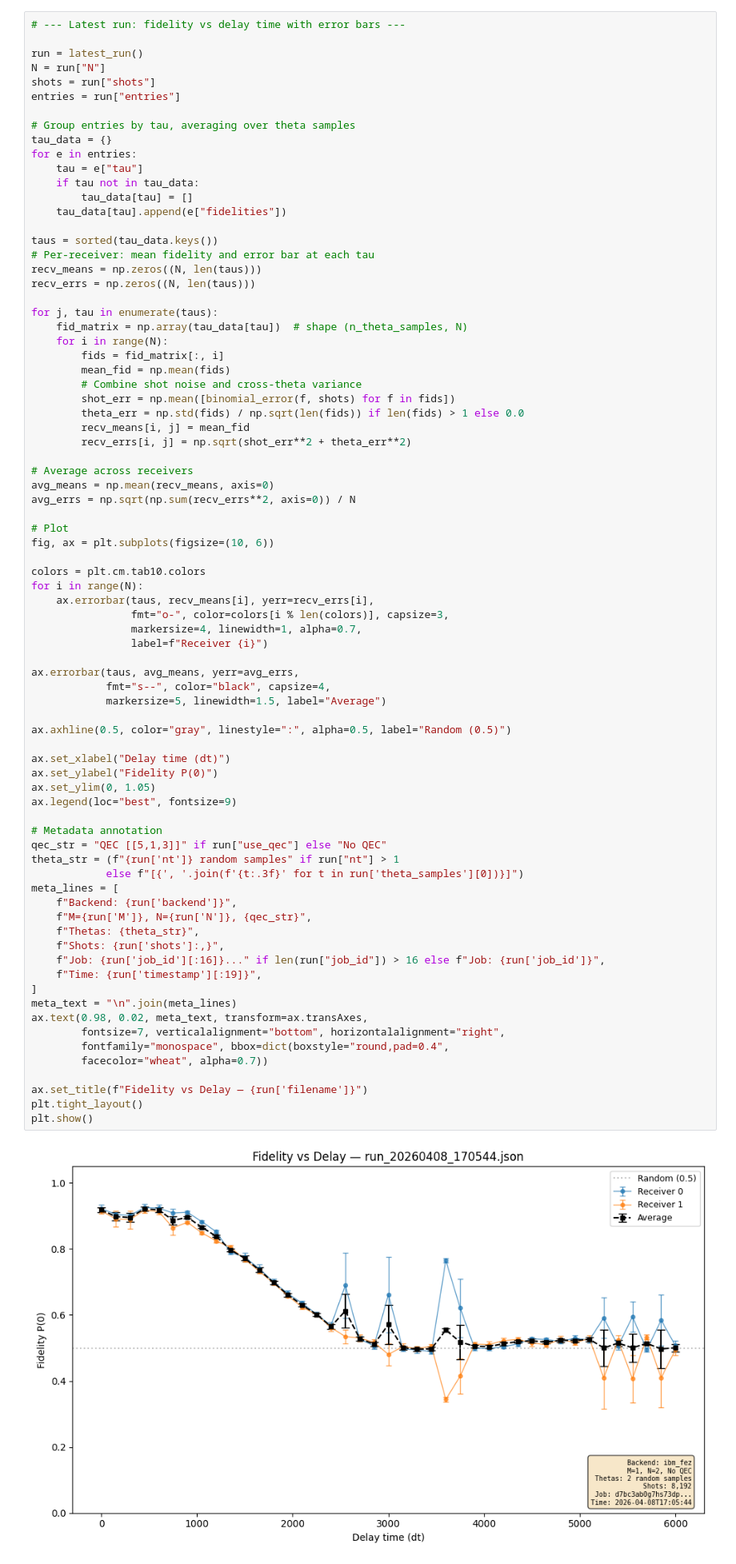
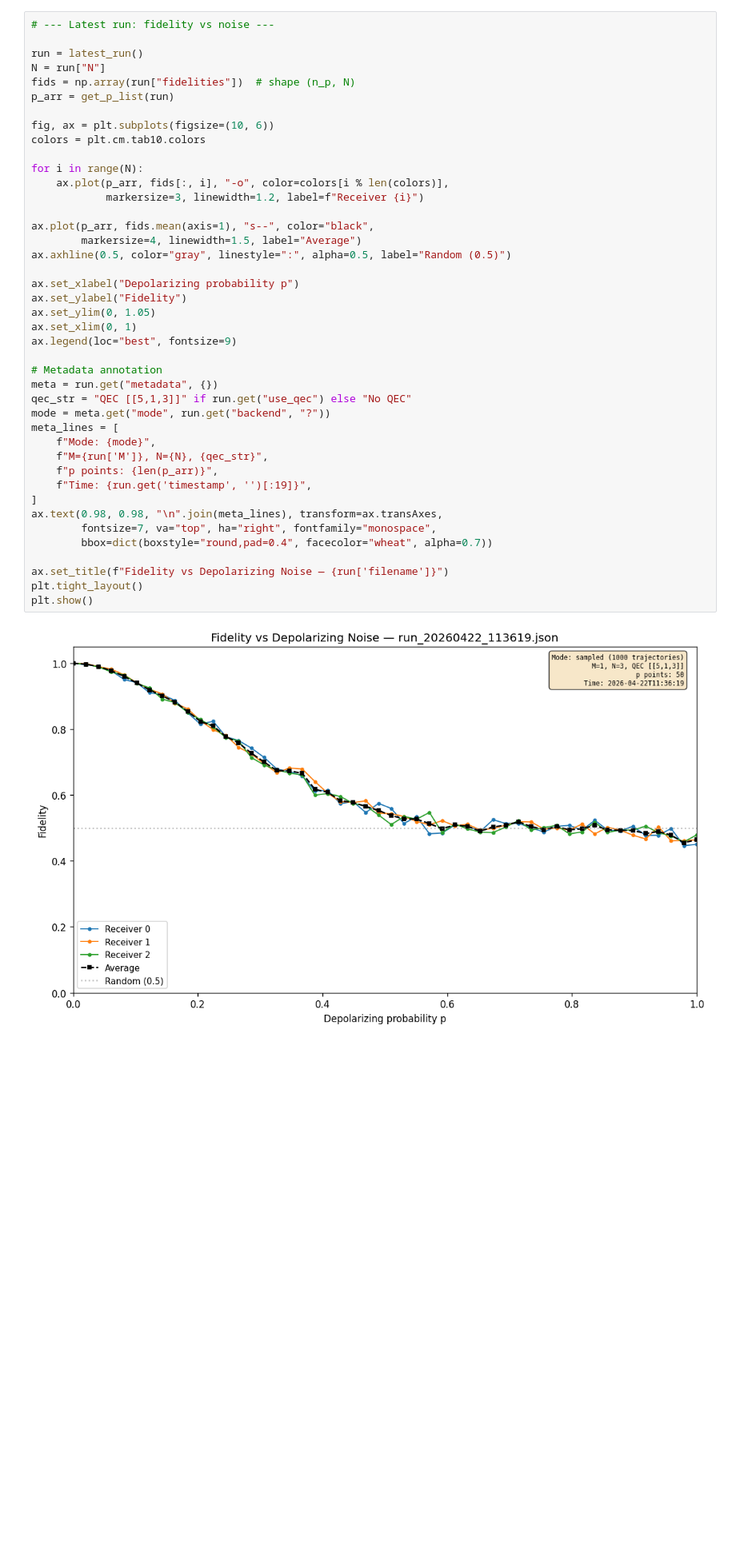
Before and after one commit to mtp354/Broadcasting, a Jupyter notebook: visualizations.ipynb, the cells around one changed output. Shown at 80% size. Drawn from its saved outputs; the diff is of its cells as text; blank space fills up the shorter version.

```diff
--- a/visualizations.ipynb
+++ b/visualizations.ipynb
@@ -107,81 +49,45 @@ Found 8 run files in results/
 # %%
-# --- Latest run: fidelity vs delay time with error bars ---
+# --- Latest run: fidelity vs noise ---
 
 run = latest_run()
 N = run["N"]
-shots = run["shots"]
-entries = run["entries"]
+fids = np.array(run["fidelities"])  # shape (n_p, N)
+p_arr = get_p_list(run)
 
-# Group entries by tau, averaging over theta samples
-tau_data = {}
-for e in entries:
-    tau = e["tau"]
-    if tau not in tau_data:
-        tau_data[tau] = []
-    tau_data[tau].append(e["fidelities"])
+fig, ax = plt.subplots(figsize=(10, 6))
+colors = plt.cm.tab10.colors
 
-taus = sorted(tau_data.keys())
-# Per-receiver: mean fidelity and error bar at each tau
-recv_means = np.zeros((N, len(taus)))
-recv_errs = np.zeros((N, len(taus)))
+for i in range(N):
+    ax.plot(p_arr, fids[:, i], "-o", color=colors[i % len(colors)],
+            markersize=3, linewidth=1.2, label=f"Receiver {i}")
 
-for j, tau in enumerate(taus):
-    fid_matrix = np.array(tau_data[tau])  # shape (n_theta_samples, N)
-    for i in range(N):
-        fids = fid_matrix[:, i]
-        mean_fid = np.mean(fids)
-        # Combine shot noise and cross-theta variance
-        shot_err = np.mean([binomial_error(f, shots) for f in fids])
-        theta_err = np.std(fids) / np.sqrt(len(fids)) if len(fids) > 1 else 0.0
-        recv_means[i, j] = mean_fid
-        recv_errs[i, j] = np.sqrt(shot_err**2 + theta_err**2)
-
-# Average across receivers
-avg_means = np.mean(recv_means, axis=0)
-avg_errs = np.sqrt(np.sum(recv_errs**2, axis=0)) / N
-
-# Plot
-fig, ax = plt.subplots(figsize=(10, 6))
-
-colors = plt.cm.tab10.colors
-for i in range(N):
-    ax.errorbar(taus, recv_means[i], yerr=recv_errs[i],
-                fmt="o-", color=colors[i % len(colors)], capsize=3,
-                markersize=4, linewidth=1, alpha=0.7,
-                label=f"Receiver {i}")
-
-ax.errorbar(taus, avg_means, yerr=avg_errs,
-            fmt="s--", color="black", capsize=4,
-            markersize=5, linewidth=1.5, label="Average")
-
+ax.plot(p_arr, fids.mean(axis=1), "s--", color="black",
+        markersize=4, linewidth=1.5, label="Average")
 ax.axhline(0.5, color="gray", linestyle=":", alpha=0.5, label="Random (0.5)")
 
-ax.set_xlabel("Delay time (dt)")
-ax.set_ylabel("Fidelity P(0)")
+ax.set_xlabel("Depolarizing probability p")
+ax.set_ylabel("Fidelity")
 ax.set_ylim(0, 1.05)
+ax.set_xlim(0, 1)
 ax.legend(loc="best", fontsize=9)
 
 # Metadata annotation
-qec_str = "QEC [[5,1,3]]" if run["use_qec"] else "No QEC"
-theta_str = (f"{run['nt']} random samples" if run["nt"] > 1
-            else f"[{', '.join(f'{t:.3f}' for t in run['theta_samples'][0])}]")
+meta = run.get("metadata", {})
+qec_str = "QEC [[5,1,3]]" if run.get("use_qec") else "No QEC"
+mode = meta.get("mode", run.get("backend", "?"))
 meta_lines = [
-    f"Backend: {run['backend']}",
-    f"M={run['M']}, N={run['N']}, {qec_str}",
-    f"Thetas: {theta_str}",
-    f"Shots: {run['shots']:,}",
-    f"Job: {run['job_id'][:16]}..." if len(run["job_id"]) > 16 else f"Job: {run['job_id']}",
-    f"Time: {run['timestamp'][:19]}",
+    f"Mode: {mode}",
+    f"M={run['M']}, N={N}, {qec_str}",
+    f"p points: {len(p_arr)}",
+    f"Time: {run.get('timestamp', '')[:19]}",
 ]
-meta_text = "\n".join(meta_lines)
-ax.text(0.98, 0.02, meta_text, transform=ax.transAxes,
-        fontsize=7, verticalalignment="bottom", horizontalalignment="right",
-        fontfamily="monospace", bbox=dict(boxstyle="round,pad=0.4",
-        facecolor="wheat", alpha=0.7))
+ax.text(0.98, 0.98, "\n".join(meta_lines), transform=ax.transAxes,
+        fontsize=7, va="top", ha="right", fontfamily="monospace",
+        bbox=dict(boxstyle="round,pad=0.4", facecolor="wheat", alpha=0.7))
 
-ax.set_title(f"Fidelity vs Delay — {run['filename']}")
+ax.set_title(f"Fidelity vs Depolarizing Noise — {run['filename']}")
 plt.tight_layout()
 plt.show()
 # %% [output]
-[figure, old version]
+[figure, new version]
 # %%
```
Also changed, not shown: parts of 3 cells of this notebook.
